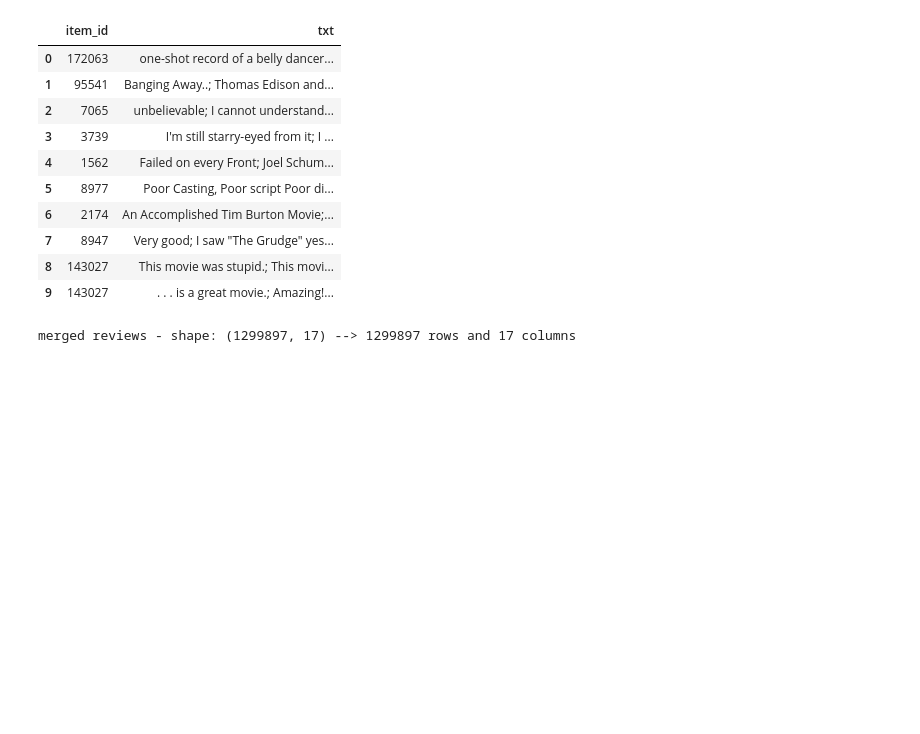
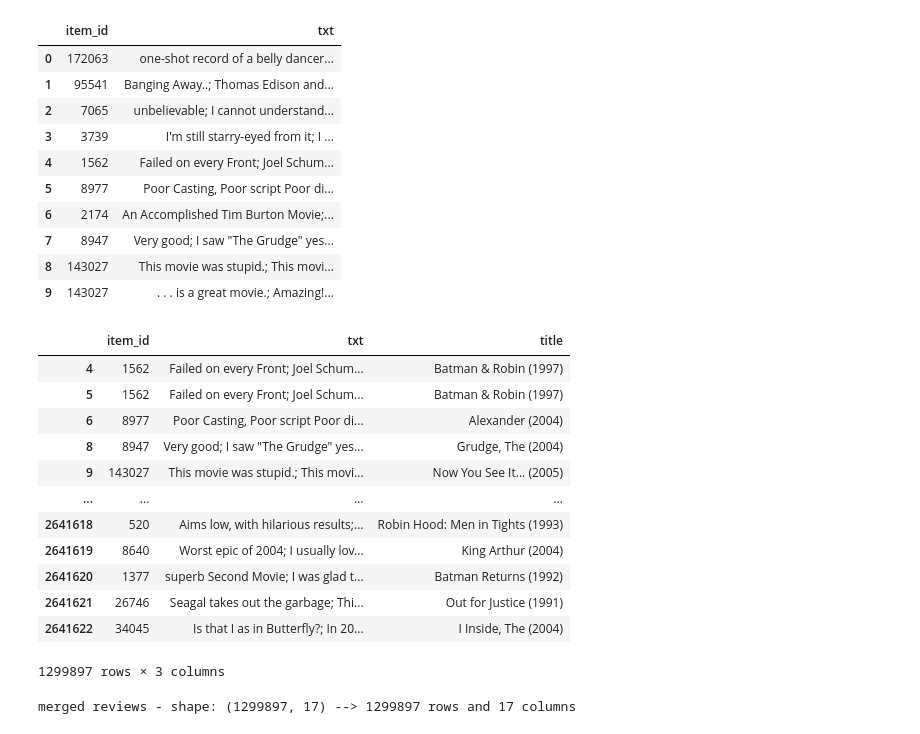
Before and after one commit to epfl-ada/ada-2024-project-gear5, a Jupyter notebook: results.ipynb, the cells around one changed output. Saved outputs shown, nothing was run; the diff lists cells and outputs as text; code cells hidden in the pictures; blank space fills up the shorter version.

```diff
--- a/results.ipynb
+++ b/results.ipynb
@@ -218,6 +218,7 @@ filtered_final_data = final_data.dropna(subset=['imdbId'])
 # Drop the rows with empty country lists as well as languages in order to perform analysis
 filtered_final_data = filtered_final_data.dropna(subset=['country_origin'])
 filtered_final_data = filtered_final_data.dropna(subset=['language'])
+filtered_final_data = filtered_final_data.drop(columns=['title', 'starring'])
 filtered_final_data
 # %% [output]
 |  | wiki_movie_id | freebase_movie_id | movie_name | release_date | box_office | run_time | language | ... |
@@ -263,6 +264,24 @@ reviews_df.head(10)
 # %%
 # For faster loading and saving, we will save the dataframe as a pickle file
 reviews_df.to_pickle('./data/reviews.pkl')
+# %%
+reviews_with_titles = pd.merge(reviews_df, filtered_final_data[['item_id', 'title']], on='item_id', how='left')
+reviews_with_titles.dropna(subset=['title'], inplace=True)
+reviews_with_titles
+# %% [output]
+|  | item_id | txt | title |
+| 4 | 1562 | Failed on every Front; Joel Schum... | Batman & Robin (1997) |
+| 5 | 1562 | Failed on every Front; Joel Schum... | Batman & Robin (1997) |
+| 6 | 8977 | Poor Casting, Poor script Poor di... | Alexander (2004) |
+| 8 | 8947 | Very good; I saw "The Grudge" yes... | Grudge, The (2004) |
+| 9 | 143027 | This movie was stupid.; This movi... | Now You See It... (2005) |
+| ... | ... | ... | ... |
+| 2641618 | 520 | Aims low, with hilarious results;... | Robin Hood: Men in Tights (1993) |
+| 2641619 | 8640 | Worst epic of 2004; I usually lov... | King Arthur (2004) |
+| 2641620 | 1377 | superb Second Movie; I was glad t... | Batman Returns (1992) |
+| 2641621 | 26746 | Seagal takes out the garbage; Thi... | Out for Justice (1991) |
+| 2641622 | 34045 | Is that I as in Butterfly?; In 20... | I Inside, The (2004) |
+1299897 rows × 3 columns
 # %%
 merged_reviews = pd.merge(filtered_final_data, reviews_df, left_on='item_id', right_on='item_id', how='inner')
 print_df_size("merged reviews", merged_reviews)
```
Also changed, not shown: parts of 12 cells of this notebook, 1 other file.
